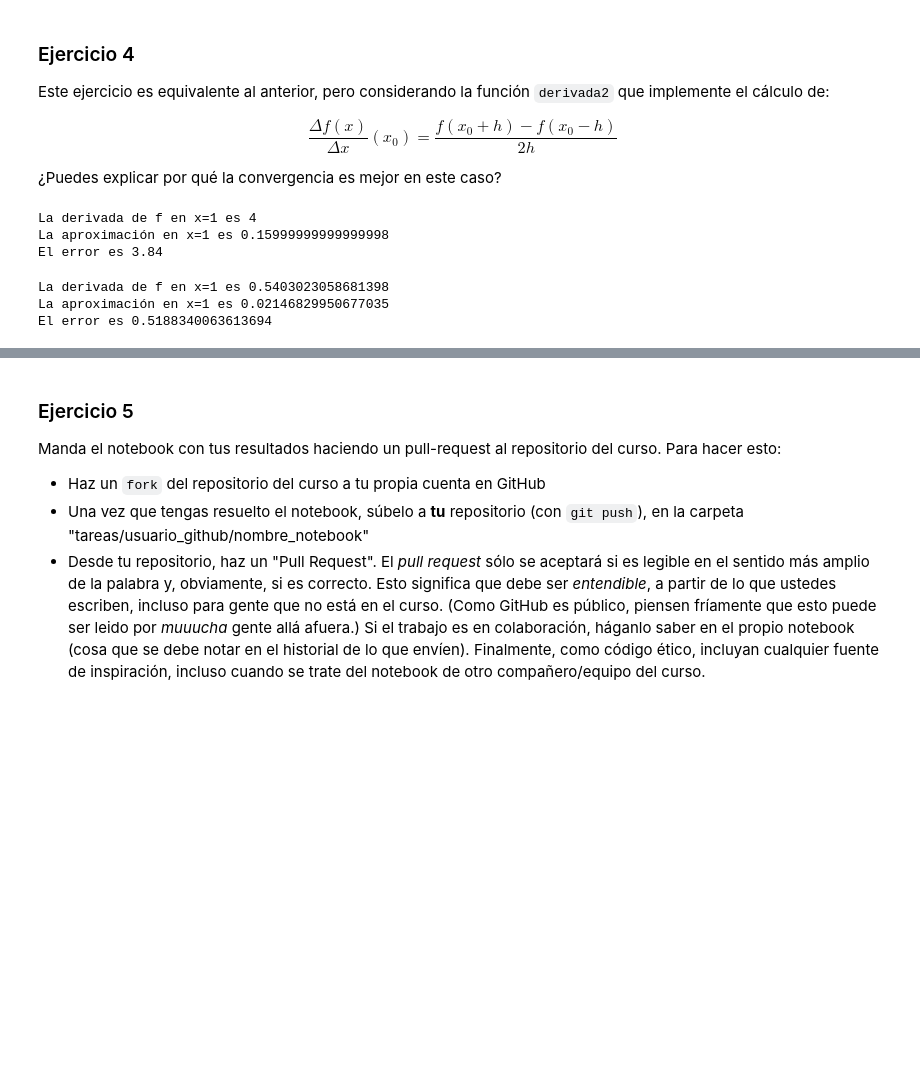
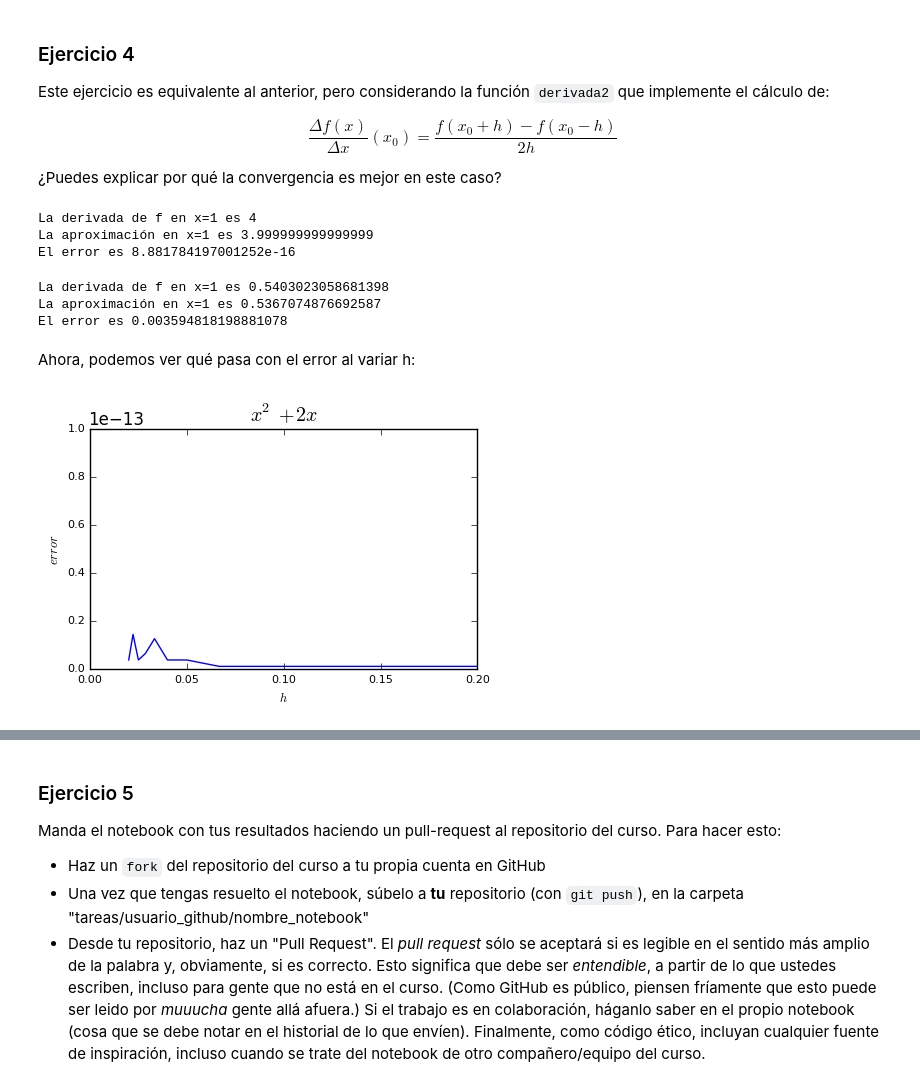
Before and after one commit to lbenet/2016-1_Temas_Selectos_Fisica_Computacional, a Jupyter notebook: ejercicios/1-EjerciciosJulia.ipynb, the cells around one changed output, grey strips where cells are left out. Cells and saved outputs as stored; diff of their text form; code cells hidden in the pictures; blank space fills up the shorter version.

```diff
--- a/ejercicios/1-EjerciciosJulia.ipynb
+++ b/ejercicios/1-EjerciciosJulia.ipynb
@@ -182,7 +183,7 @@ f(x) = x^2 + 2*x
 fprima(x) = 2*x + 2
 
 function derivada2(x_0,h=0.2)
-    (f(x_0+h)-f(x_0-h))/2*h
+    (f(x_0+h)-f(x_0-h))/(2*h)
 end
 
 println("La derivada de f en x=1 es ",fprima(1))
@@ -190,14 +191,14 @@ println("La aproximación en x=1 es ",derivada2(1))
 println("El error es ",abs(fprima(1)-derivada2(1)))
 # %% [output]
 La derivada de f en x=1 es 4
-La aproximación en x=1 es 0.15999999999999998
-El error es 3.84
+La aproximación en x=1 es 3.999999999999999
+El error es 8.881784197001252e-16
 # %%
 f(x) = sin(x)
 fprima(x) = cos(x)
 
 function derivada2(x_0,h=0.2)
-    (f(x_0+h)-f(x_0-h))/2*h
+    (f(x_0+h)-f(x_0-h))/(2*h)
 end
 
 println("La derivada de f en x=1 es ",fprima(1))
@@ -205,5 +206,36 @@ println("La aproximación en x=1 es ",derivada2(1))
 println("El error es ",abs(fprima(1)-derivada2(1)))
 # %% [output]
 La derivada de f en x=1 es 0.5403023058681398
-La aproximación en x=1 es 0.02146829950677035
-El error es 0.5188340063613694
+La aproximación en x=1 es 0.5367074876692587
+El error es 0.003594818198881078
+# %% [markdown]
+Ahora, podemos ver qué pasa con el error al variar h:
+# %%
+f(x) = x^2 + 2*x
+fprima(x) = 2*x + 2
+
+function derivada2(x_0,h=0.2)
+    (f(x_0+h)-f(x_0-h))/(2*h)
+end
+
+H = zeros(10)
+ERR = zeros(10)
+
+for i in 10:10:100
+    h = 2/i
+    derivada = derivada2(1,h)
+    err = abs(fprima(1)-derivada2(1,h))
+    H[i/10] = h
+    ERR[i/10] = err
+end
+# %%
+figure(figsize=(5,3))
+plot(H,ERR)
+title(L"x^2 + 2x")
+ylim(0,1e-13)
+xlabel(L"h", fontsize = 9)
+ylabel(L"error", fontsize = 9)
+xticks(fontsize = 8)
+yticks(fontsize = 8);
+# %% [output]
+[figure, added]
```
Also changed, not shown: parts of 10 cells of this notebook.
